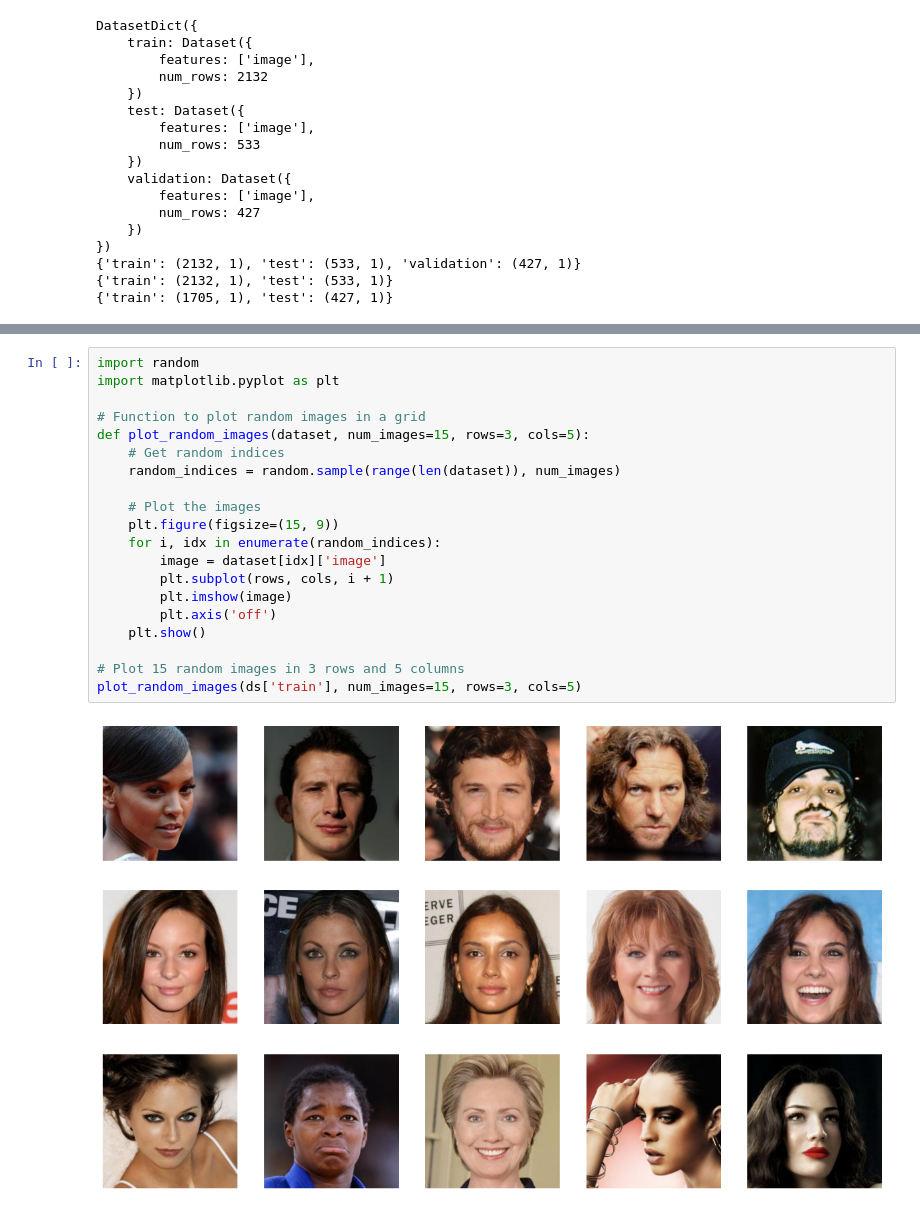
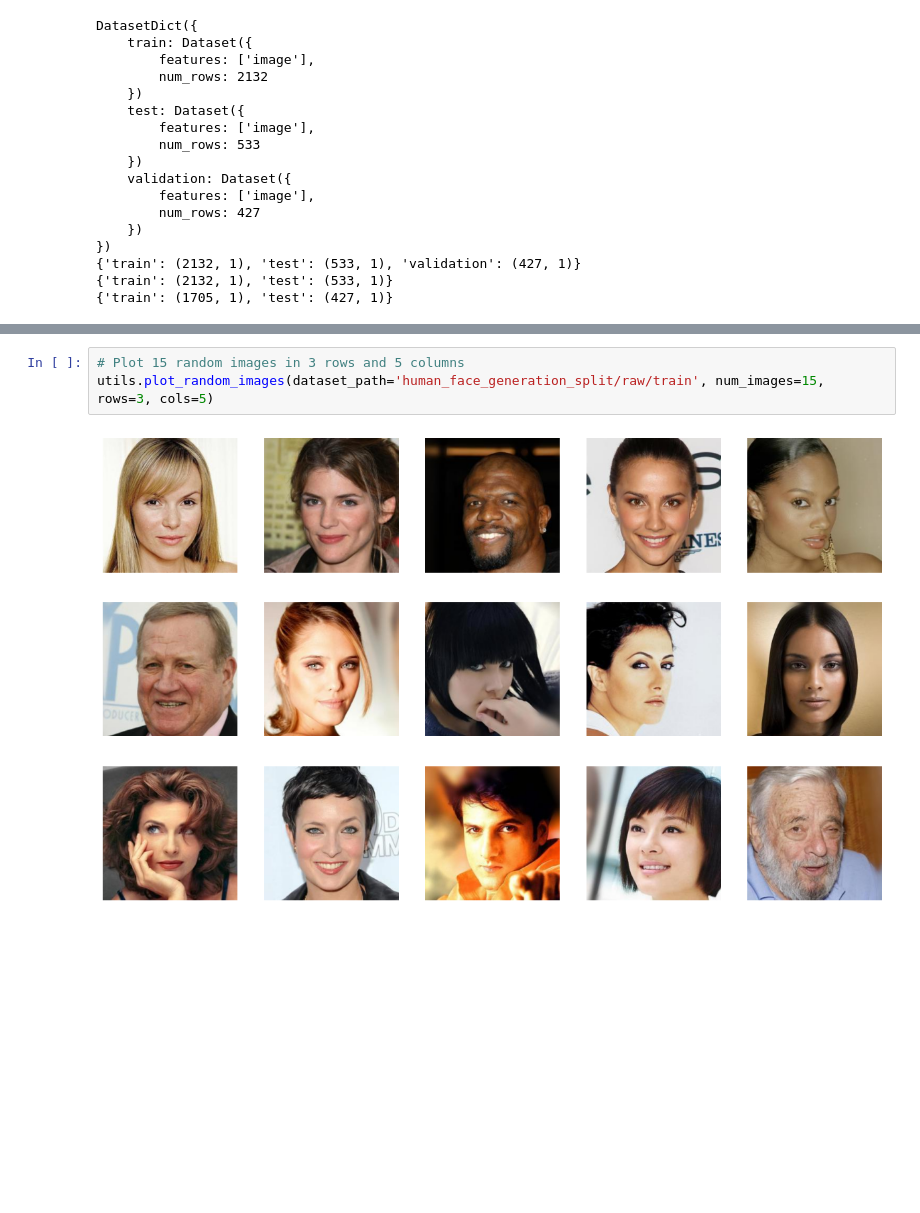
Before and after one commit to OmarFaig/VAE_vs_GAN, a Jupyter notebook: main.ipynb, the cells around one changed output, grey strips where cells are left out. Saved outputs shown, nothing was run; the diff lists cells and outputs as text; blank space fills up the shorter version.

Commit message:
move function to utils

```diff
--- a/main.ipynb
+++ b/main.ipynb
@@ -60,22 +54,5 @@ save_images(ds['test'], 'test')
-# %%
-import random
-import matplotlib.pyplot as plt
-
-# Function to plot random images in a grid
-def plot_random_images(dataset, num_images=15, rows=3, cols=5):
-    # Get random indices
-    random_indices = random.sample(range(len(dataset)), num_images)
-
-    # Plot the images
-    plt.figure(figsize=(15, 9))
-    for i, idx in enumerate(random_indices):
-        image = dataset[idx]['image']
-        plt.subplot(rows, cols, i + 1)
-        plt.imshow(image)
-        plt.axis('off')
-    plt.show()
-
-# Plot 15 random images in 3 rows and 5 columns
-plot_random_images(ds['train'], num_images=15, rows=3, cols=5)
-# %% [output]
-[figure, removed]
+# %%
+# Plot 15 random images in 3 rows and 5 columns
+utils.plot_random_images(dataset_path='human_face_generation_split/raw/train', num_images=15, rows=3, cols=5)
+# %% [output]
+[figure, added]
```
Also changed, not shown: parts of 4 cells of this notebook, 1 other file.
